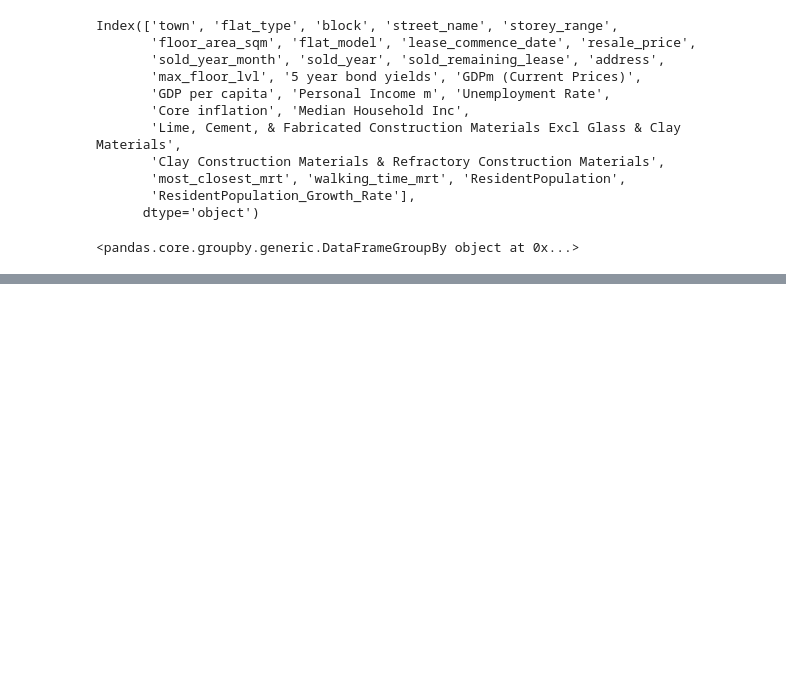
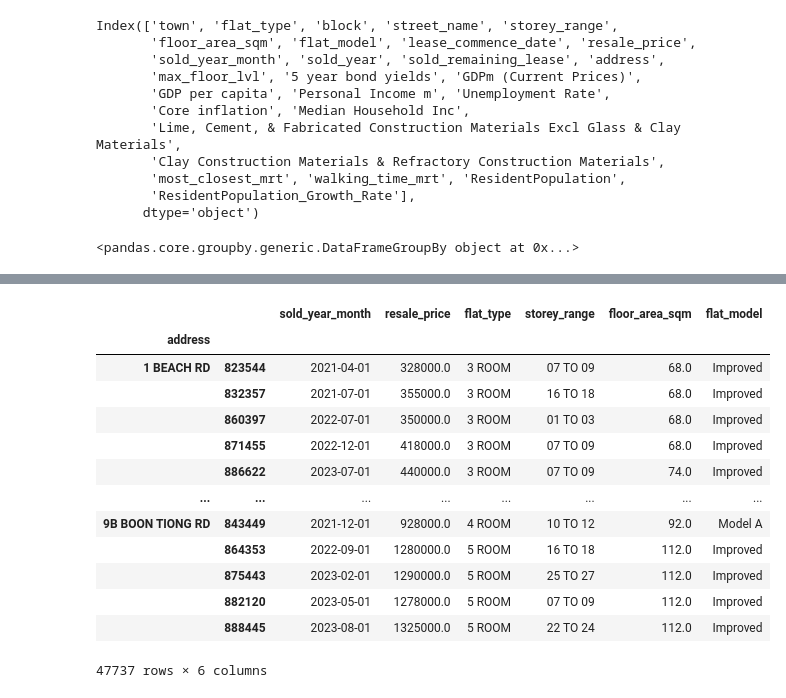
Before and after one commit to kthemanth/kthemanth.github.io, a Jupyter notebook: onemap.ipynb, the cells around one changed output, grey strips where cells are left out. Saved outputs shown, nothing was run; the diff lists cells and outputs as text; code cells hidden in the pictures; blank space fills up the shorter version.

```diff
--- a/onemap.ipynb
+++ b/onemap.ipynb
@@ -331,0 +403,17 @@ df['address'] ==
+# %%
+last_5_sales[['sold_year_month', 'resale_price', 'flat_type', 'storey_range', 'floor_area_sqm', 'flat_model']]
+# %% [output]
+|  |  | sold_year_month | resale_price | flat_type | storey_range | floor_area_sqm | flat_model |
+| address |  |  |  |  |  |  |  |
+| 1 BEACH RD | 823544 | 2021-04-01 | 328000.0 | 3 ROOM | 07 TO 09 | 68.0 | Improved |
+|  | 832357 | 2021-07-01 | 355000.0 | 3 ROOM | 16 TO 18 | 68.0 | Improved |
+|  | 860397 | 2022-07-01 | 350000.0 | 3 ROOM | 01 TO 03 | 68.0 | Improved |
+|  | 871455 | 2022-12-01 | 418000.0 | 3 ROOM | 07 TO 09 | 68.0 | Improved |
+|  | 886622 | 2023-07-01 | 440000.0 | 3 ROOM | 07 TO 09 | 74.0 | Improved |
+| ... | ... | ... | ... | ... | ... | ... | ... |
+| 9B BOON TIONG RD | 843449 | 2021-12-01 | 928000.0 | 4 ROOM | 10 TO 12 | 92.0 | Model A |
+|  | 864353 | 2022-09-01 | 1280000.0 | 5 ROOM | 16 TO 18 | 112.0 | Improved |
+|  | 875443 | 2023-02-01 | 1290000.0 | 5 ROOM | 25 TO 27 | 112.0 | Improved |
+|  | 882120 | 2023-05-01 | 1278000.0 | 5 ROOM | 07 TO 09 | 112.0 | Improved |
+|  | 888445 | 2023-08-01 | 1325000.0 | 5 ROOM | 22 TO 24 | 112.0 | Improved |
+47737 rows × 6 columns
```
Also changed, not shown: parts of 11 cells of this notebook, 2 other files.
